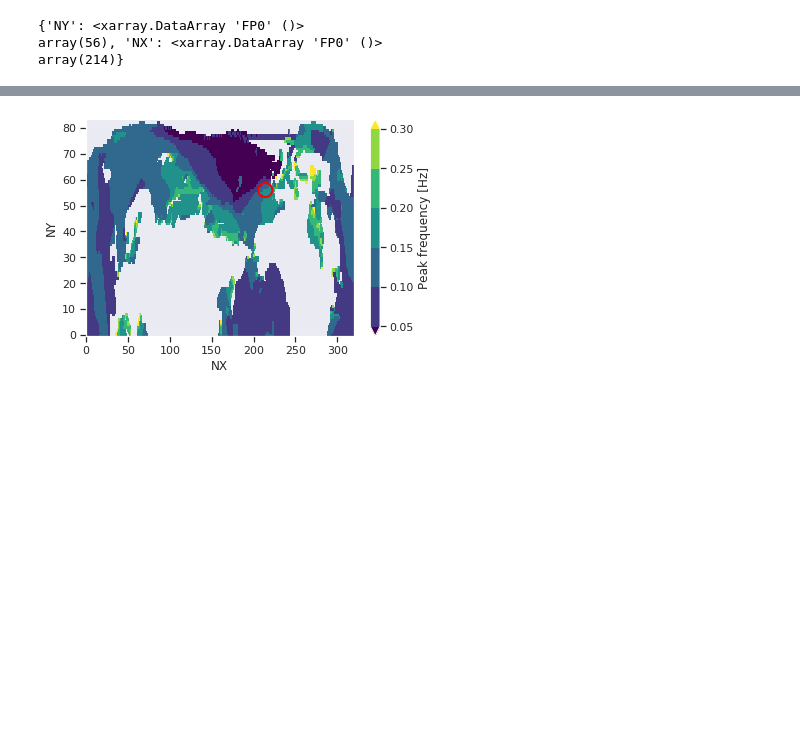
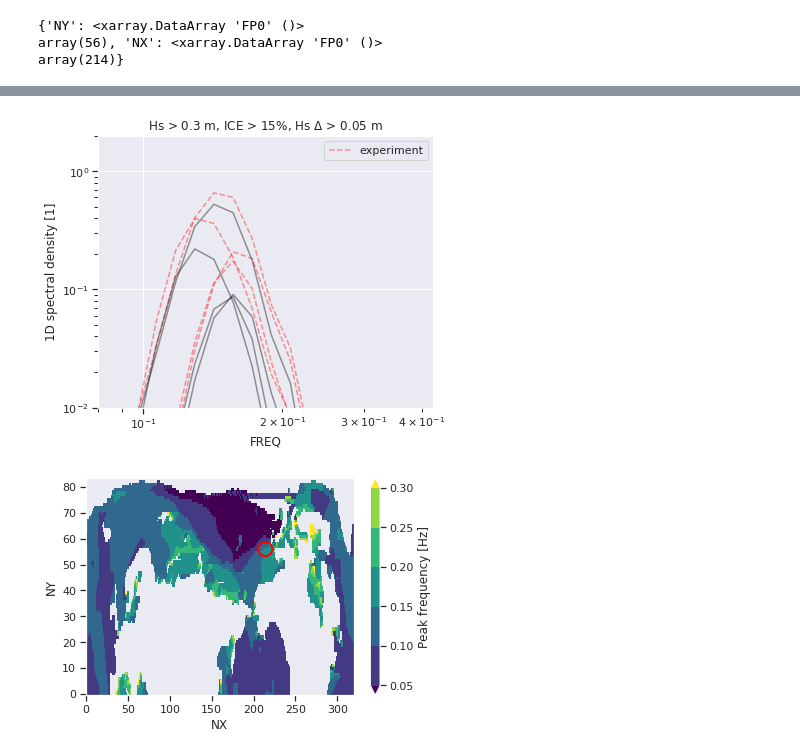
Before and after one commit to vtcooper/waveice, a Jupyter notebook: model_dev_analysis.ipynb, the cells around one changed output, grey strips where cells are left out. Drawn from its saved outputs; the diff is of its cells as text; code cells hidden in the pictures; blank space fills up the shorter version.

```diff
--- a/model_dev_analysis.ipynb
+++ b/model_dev_analysis.ipynb
@@ -837,3 +892,27 @@ def npolarplot(lowlat):
+# %%
+## get all spectra where difference exceeds some value
+masksel = xr.where((wind_exp_ww.TLAT > 0) &
+                   (wind_exp_ww.ICE > 0.15) &
+                   (wind_exp_ww.HS  > 0.3) &
+                   ((wind_exp_ww.HS - control_ww.HS) > 0.05),True,False)
+stacked = wind_exp_ww.EF.where(masksel,drop=True).stack(cell=('NX','NY'))
+stacked_c = control_ww.EF.where(masksel,drop=True).stack(cell=('NX','NY'))
+
+stacked = stacked.where(np.any(~np.isnan(stacked),axis=0),drop=True)
+stacked_c = stacked_c.where(np.any(~np.isnan(stacked),axis=0),drop=True)
+
+fig = plt.subplots(1,1,figsize=(6,5),sharey=True,sharex=True)
+plt.subplot(111)
+stacked.plot.line(x='FREQ',add_legend=False,alpha=0.4,ls='--',c='r')
+stacked_c.plot.line(x='FREQ',add_legend=False,alpha=0.4,c='k')
+plt.ylim(10**-2,2)
+plt.xlim(0.08,)
+plt.legend(['experiment'])
+plt.loglog()
+plt.title('Hs > 0.3 m, ICE > 15%, Hs $\Delta$ > 0.05 m')
+plt.show()
+# %% [output]
+[figure, added]
 # %%
 # npolarplot(55)
 wind_exp_ww.FP0.sel(NY=latslice).plot(vmin=0.05,vmax=0.3,levels=6)
```
Also changed, not shown: parts of 4 cells of this notebook.
